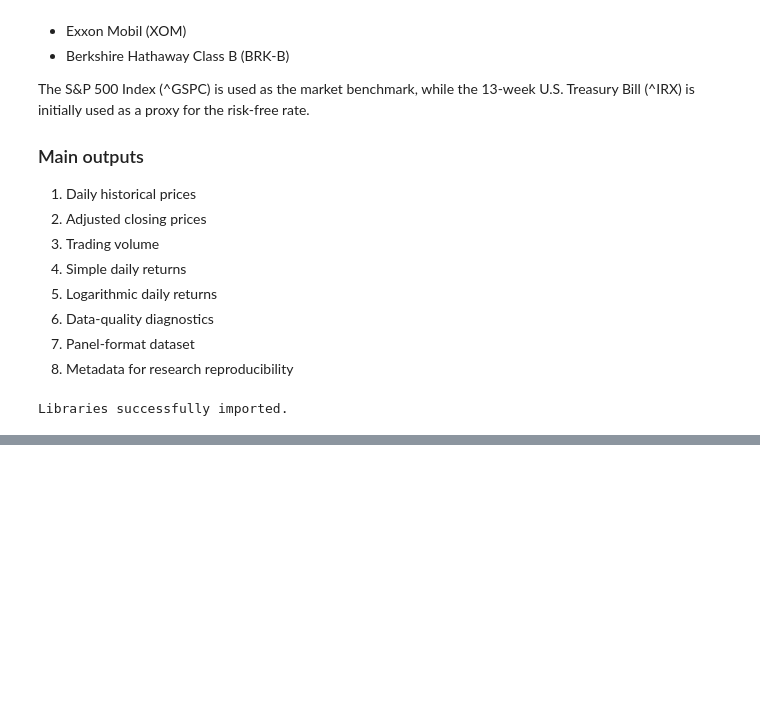
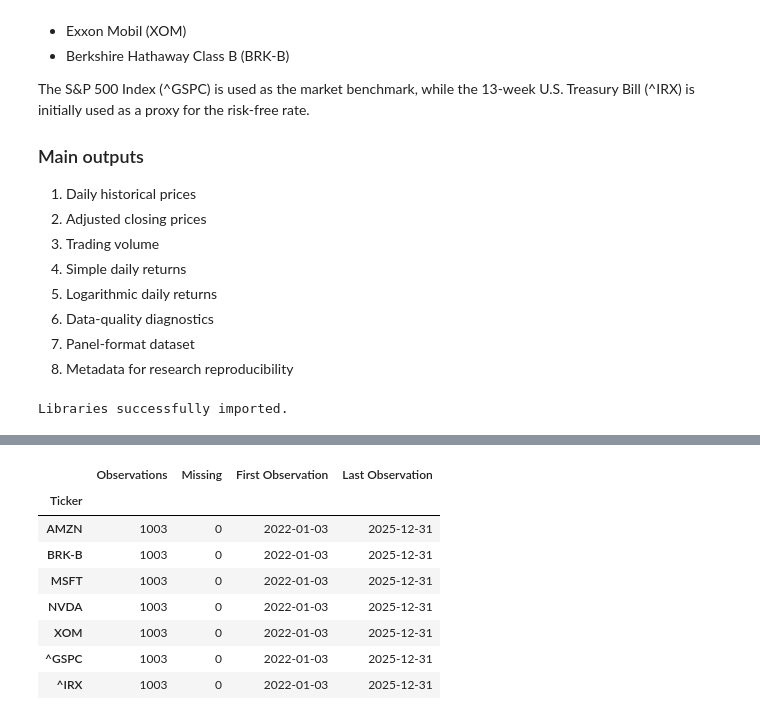
Before and after one commit to josuemarroquinj/corporate-value-portfolio-risk-analysis, a Jupyter notebook: notebooks/01_market_data_collection.ipynb, the cells around one changed output, grey strips where cells are left out. Cells and saved outputs as stored; diff of their text form; code cells hidden in the pictures; blank space fills up the shorter version.

```diff
--- a/notebooks/01_market_data_collection.ipynb
+++ b/notebooks/01_market_data_collection.ipynb
@@ -66,0 +287,29 @@ Libraries successfully imported.
+# %%
+# ============================================================
+# 3.3 DATA AVAILABILITY
+# ============================================================
+
+availability = pd.DataFrame({
+    "Observations": adj_close.count(),
+    "Missing": adj_close.isna().sum(),
+    "First Observation": [
+        adj_close[ticker].first_valid_index()
+        for ticker in adj_close.columns
+    ],
+    "Last Observation": [
+        adj_close[ticker].last_valid_index()
+        for ticker in adj_close.columns
+    ]
+})
+
+availability
+# %% [output]
+|  | Observations | Missing | First Observation | Last Observation |
+| Ticker |  |  |  |  |
+| AMZN | 1003 | 0 | 2022-01-03 | 2025-12-31 |
+| BRK-B | 1003 | 0 | 2022-01-03 | 2025-12-31 |
+| MSFT | 1003 | 0 | 2022-01-03 | 2025-12-31 |
+| NVDA | 1003 | 0 | 2022-01-03 | 2025-12-31 |
+| XOM | 1003 | 0 | 2022-01-03 | 2025-12-31 |
+| ^GSPC | 1003 | 0 | 2022-01-03 | 2025-12-31 |
+| ^IRX | 1003 | 0 | 2022-01-03 | 2025-12-31 |
```
Also changed, not shown: parts of 12 cells of this notebook.
